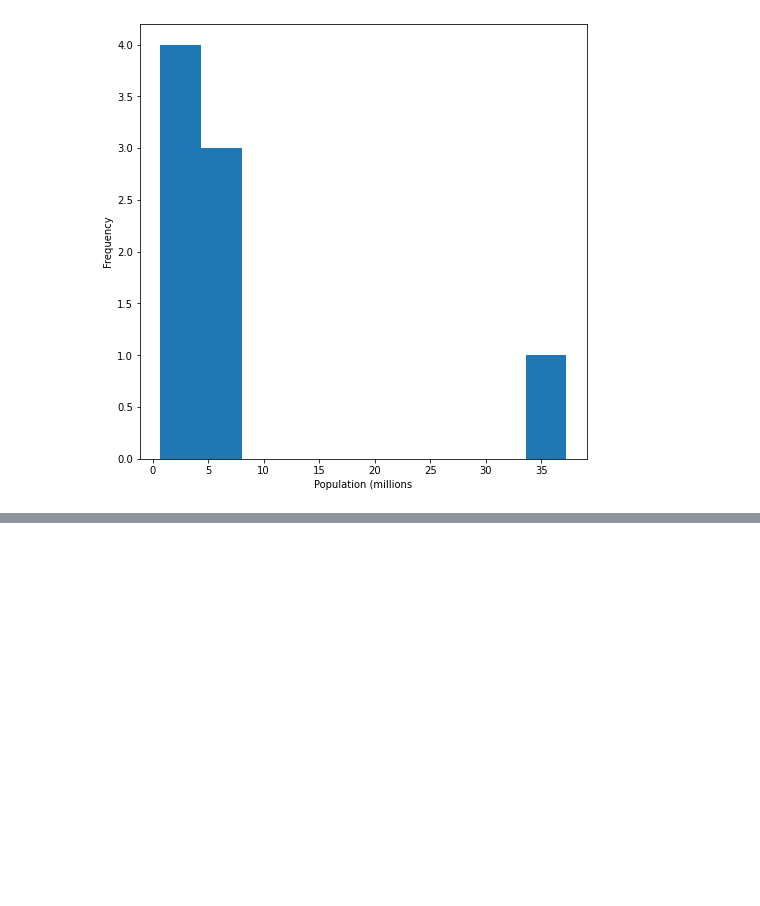
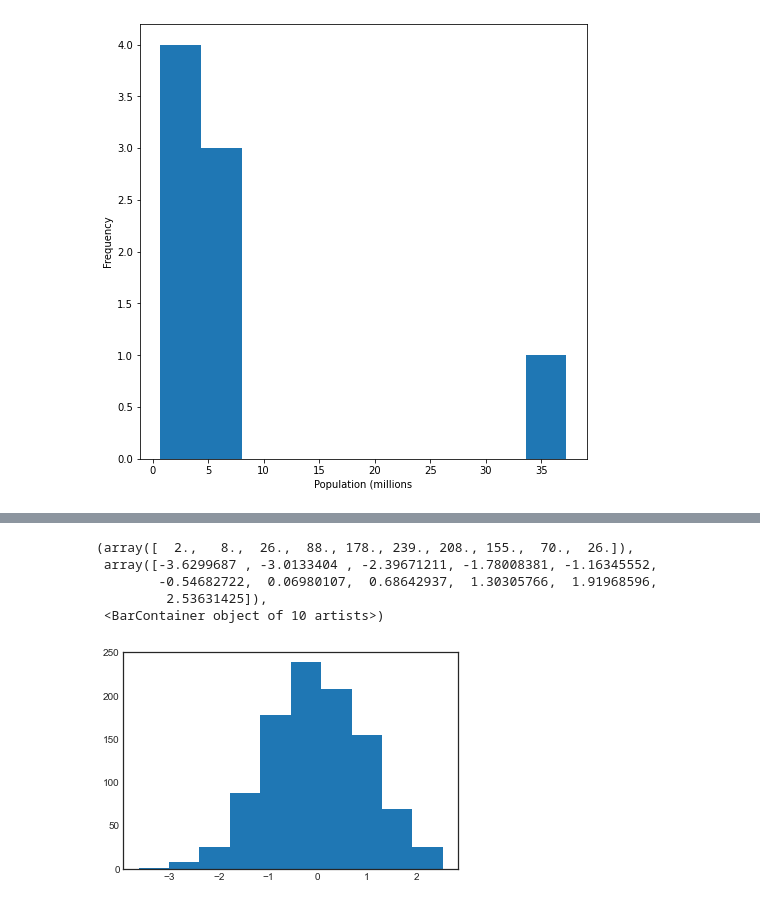
Before and after one commit to tzuzulcode/data_science_enero2022, a Jupyter notebook: Statistics/DataDistribution.ipynb, the cells around one changed output, grey strips where cells are left out. Drawn from its saved outputs; the diff is of its cells as text; code cells hidden in the pictures; blank space fills up the shorter version.

```diff
--- a/Statistics/DataDistribution.ipynb
+++ b/Statistics/DataDistribution.ipynb
@@ -87,0 +117,16 @@ Text(0.5, 0, 'Population (millions')
+# %%
+import numpy as np
+
+import matplotlib.pyplot as plt
+
+plt.style.use("seaborn-white")
+
+data = np.random.randn(1000)
+plt.hist(data)
+# %% [output]
+(array([  2.,   8.,  26.,  88., 178., 239., 208., 155.,  70.,  26.]),
+ array([-3.6299687 , -3.0133404 , -2.39671211, -1.78008381, -1.16345552,
+        -0.54682722,  0.06980107,  0.68642937,  1.30305766,  1.91968596,
+         2.53631425]),
+ <BarContainer object of 10 artists>)
+[figure, added]
```
Also changed, not shown: parts of 7 cells of this notebook, 4 other files.
